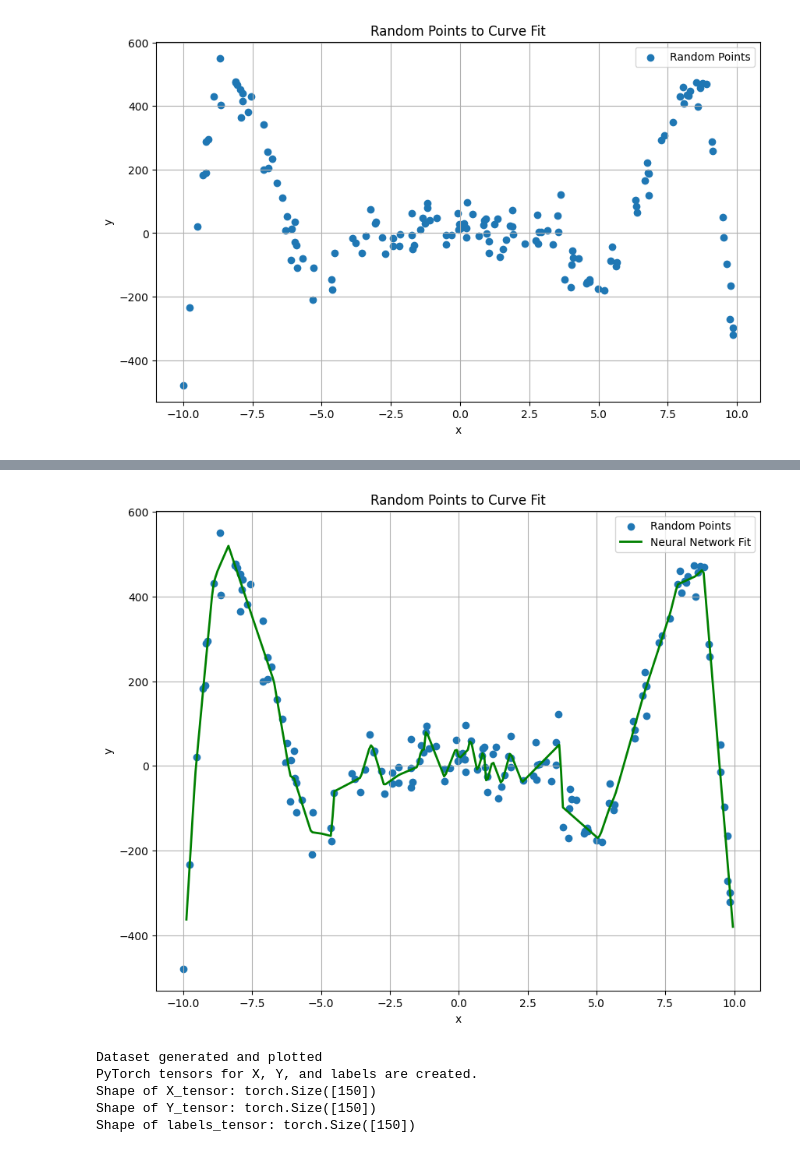
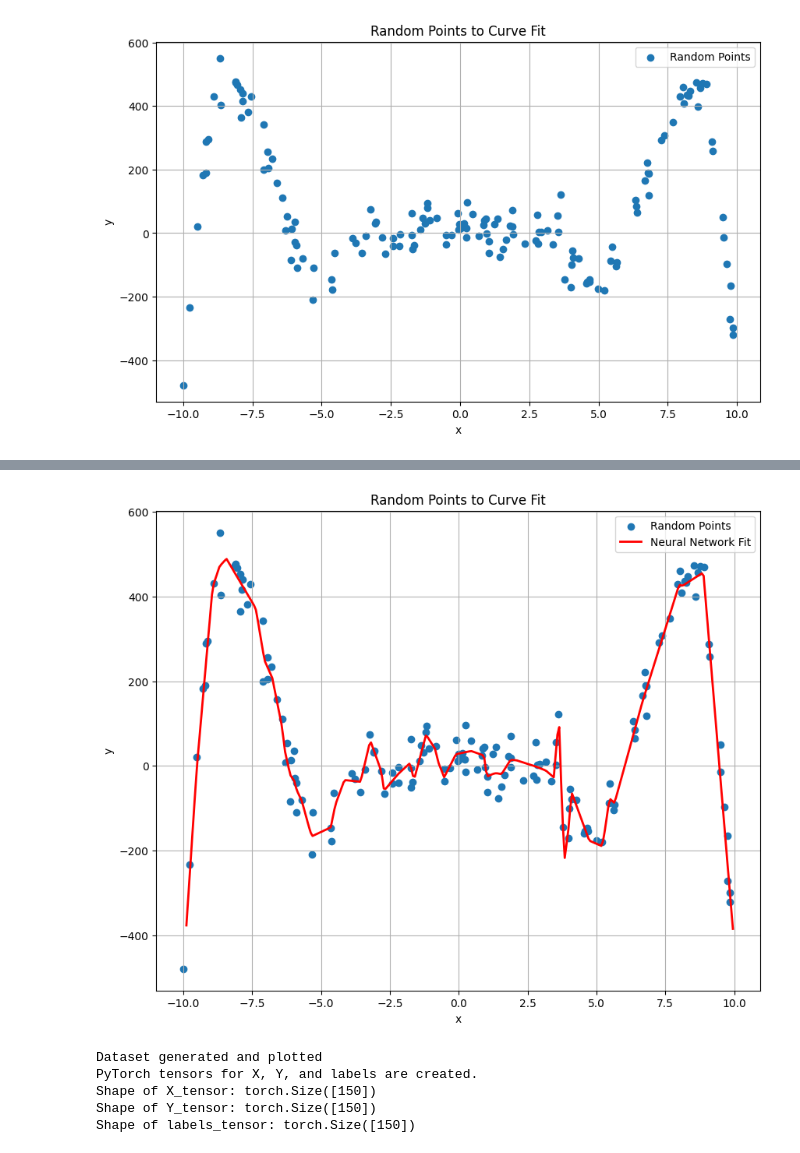
Before and after one commit to Hamtak0/DeepLearning, a Jupyter notebook: neural_networks.ipynb, the cells around one changed output, grey strips where cells are left out. Cells and saved outputs as stored; diff of their text form; code cells hidden in the pictures.

Commit message:
feat: create neural networks (not separate the test and validation data)

```diff
--- a/neural_networks.ipynb
+++ b/neural_networks.ipynb
@@ -49,9 +49,9 @@ class Net(nn.Module):
         nn.ReLU(),
         nn.Linear(32, 64),
         nn.ReLU(),
-        nn.Linear(64, 16),
+        nn.Linear(64, 32),
         nn.ReLU(),
-        nn.Linear(16, 1)
+        nn.Linear(32, 1)
     )
 
   def forward(self, x):
@@ -69,7 +69,7 @@ criterion = nn.MSELoss()
 optimizer = torch.optim.Adam(model.parameters(), lr=0.01)
 
 # Set the number of training epochs
-epochs = 5000
+epochs = 6000
 
 print("Starting training...")
 # Training loop
@@ -108,7 +108,7 @@ with torch.no_grad(): # Disable gradient calculation for inference
 plt.figure(figsize=(10, 8))
 
 plt.scatter(x_points_tensor.numpy(), y_points_tensor.numpy(), label='Random Points')
-plt.plot(x_curve.numpy(), y_pred_curve.numpy(), color='green', linewidth=2, label='Neural Network Fit')
+plt.plot(x_curve.numpy(), y_pred_curve.numpy(), color='red', linewidth=2, label='Neural Network Fit')
 
 plt.title('Random Points to Curve Fit')
 plt.xlabel('x')
@@ -131,5 +133,5 @@ Epoch [5000/5000], Loss: 1032.3163
 Training finished.
-[figure, old version]
+[figure, new version]
 # %%
 import numpy as np
 import matplotlib.pyplot as plt
```
Also changed, not shown: parts of 2 cells of this notebook.
